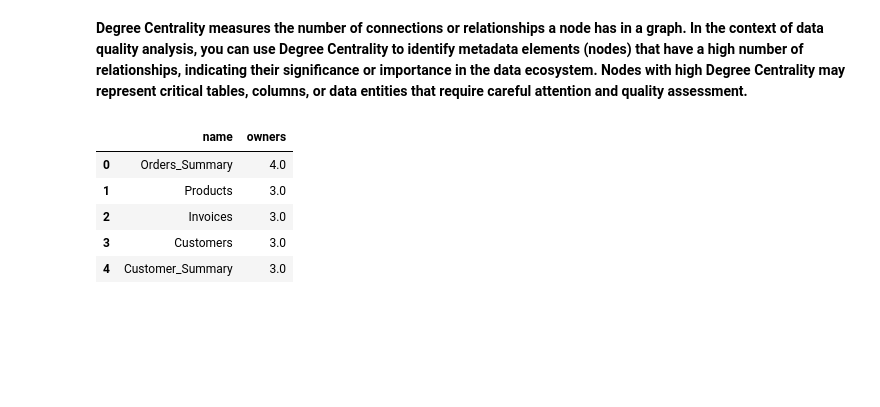
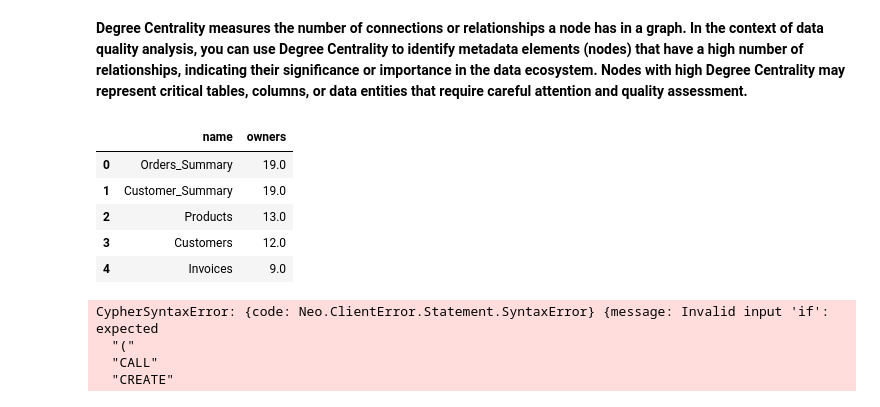
Before and after one commit to zhongjie526/neo4j_data_catalog, a Jupyter notebook: Data Catalog Management.ipynb, the cells around one changed output. Cells and saved outputs as stored; diff of their text form; code cells hidden in the pictures; blank space fills up the shorter version.

```diff
--- a/Data Catalog Management.ipynb
+++ b/Data Catalog Management.ipynb
@@ -203,32 +224,50 @@ plt.show()
 # %%
 gds.run_cypher("""
 
 CALL gds.graph.drop('myGraph',false) YIELD graphName;
 """)
 
+
 gds.run_cypher("""
 CALL gds.graph.project(
   'myGraph',
-  ['Team','Table'],
+  ['Table','User'],
   {
-    OWNED_BY: {
-      orientation: 'NATURAL'
+    HAS_ROLE: {
+      orientation: 'REVERSE'
     }
   }
 )
 """)
 
 gds.run_cypher("""
 CALL gds.degree.stream('myGraph')
 YIELD nodeId, score
 RETURN gds.util.asNode(nodeId).name AS name, score AS owners
 ORDER BY owners DESC, name DESC
 LIMIT 5
 """)
 # %% [output]
 |  | name | owners |
-| 0 | Orders_Summary | 4.0 |
-| 1 | Products | 3.0 |
-| 2 | Invoices | 3.0 |
-| 3 | Customers | 3.0 |
-| 4 | Customer_Summary | 3.0 |
+| 0 | Orders_Summary | 19.0 |
+| 1 | Customer_Summary | 19.0 |
+| 2 | Products | 13.0 |
+| 3 | Customers | 12.0 |
+| 4 | Invoices | 9.0 |
+# %%
+gds.run_cypher("""
+match (t:Table {name:"Products"})--(c:Column)  with c
+merge (t1:Table {name:"Products_new"})
+merge (t1)-[:HAS_COLUMN]->(c)
+""")
+
+gds.run_cypher("""
+match (t:Table {name:"Products"})--(c:Column)  with c
+merge (t1:Table {name:"Products_new"})
+if(rand()<0.8) merge (t1)-[:HAS_COLUMN]->(c)
+""")
+# %% [output]
+CypherSyntaxError: {code: Neo.ClientError.Statement.SyntaxError} {message: Invalid input 'if': expected
+  "("
+  "CALL"
+  "CREATE"
```
Also changed, not shown: parts of 5 cells of this notebook.
